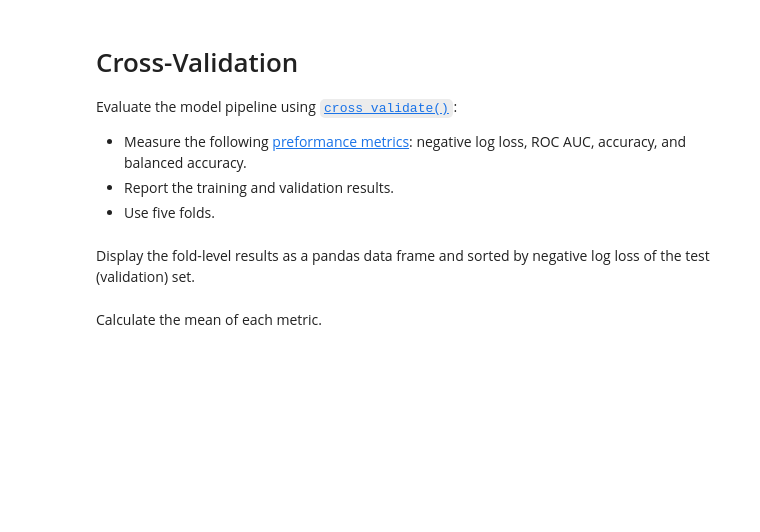
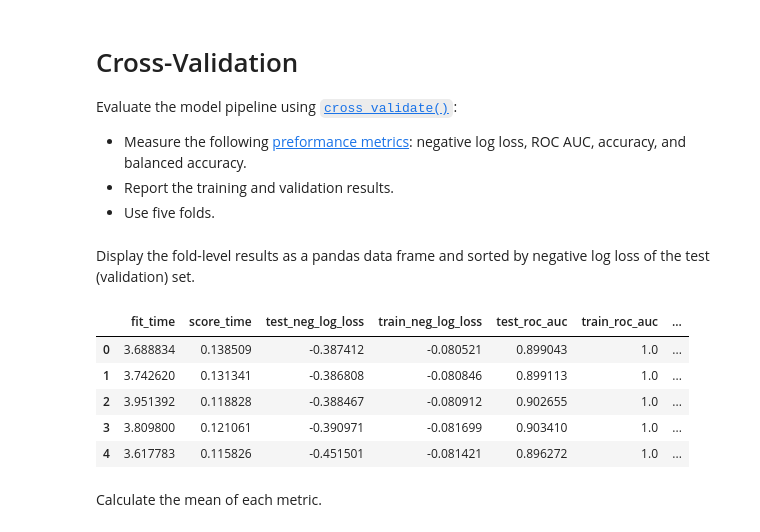
Before and after one commit to alex-yatseyko/scaling_to_production, a Jupyter notebook: 02_activities/assignments/assignment_2.ipynb, the cells around one changed output. Saved outputs shown, nothing was run; the diff lists cells and outputs as text; code cells hidden in the pictures; blank space fills up the shorter version.

```diff
--- a/02_activities/assignments/assignment_2.ipynb
+++ b/02_activities/assignments/assignment_2.ipynb
@@ -195,7 +193,21 @@ Evaluate the model pipeline using [`cross_validate()`](https://scikit-learn.org/
 + Measure the following [preformance metrics](https://scikit-learn.org/stable/modules/model_evaluation.html#common-cases-predefined-values): negative log loss, ROC AUC, accuracy, and balanced accuracy.
 + Report the training and validation results.
 + Use five folds.
+# %%
+from sklearn.model_selection import cross_validate
+
+scoring = ['neg_log_loss', 'roc_auc', 'accuracy', 'balanced_accuracy']
+cv_results = cross_validate(model_pipeline, X_train, y_train, cv = 5, scoring=scoring, return_train_score=True)
 # %% [markdown]
 Display the fold-level results as a pandas data frame and sorted by negative log loss of the test (validation) set.
+# %%
+pd.DataFrame(cv_results)
+# %% [output]
+|  | fit_time | score_time | test_neg_log_loss | train_neg_log_loss | test_roc_auc | train_roc_auc | ... |
+| 0 | 3.688834 | 0.138509 | -0.387412 | -0.080521 | 0.899043 | 1.0 | ... |
+| 1 | 3.742620 | 0.131341 | -0.386808 | -0.080846 | 0.899113 | 1.0 | ... |
+| 2 | 3.951392 | 0.118828 | -0.388467 | -0.080912 | 0.902655 | 1.0 | ... |
+| 3 | 3.809800 | 0.121061 | -0.390971 | -0.081699 | 0.903410 | 1.0 | ... |
+| 4 | 3.617783 | 0.115826 | -0.451501 | -0.081421 | 0.896272 | 1.0 | ... |
 # %% [markdown]
 Calculate the mean of each metric.
```
Also changed, not shown: parts of 3 cells of this notebook.
